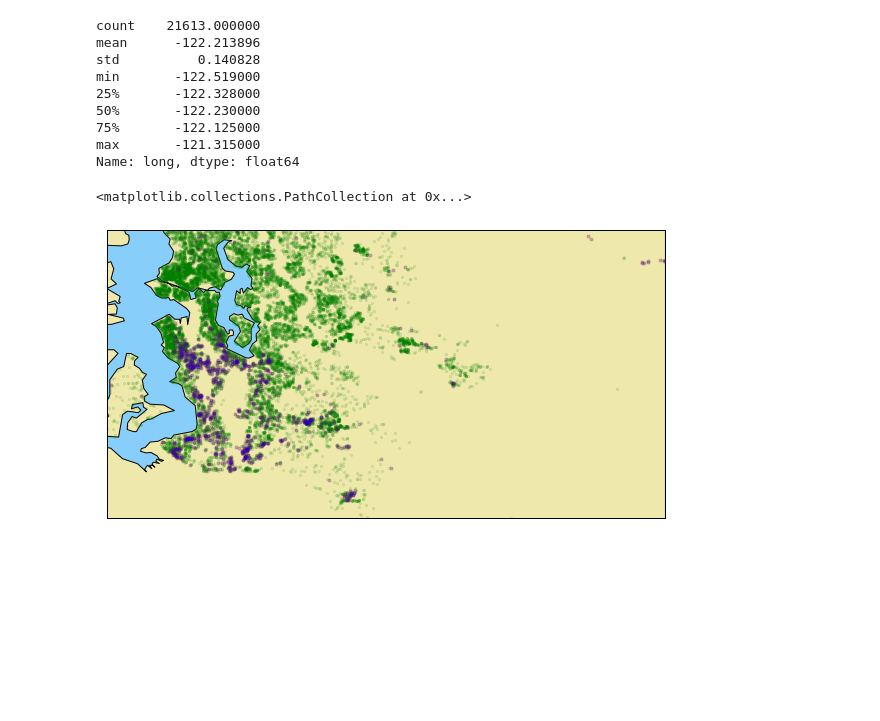
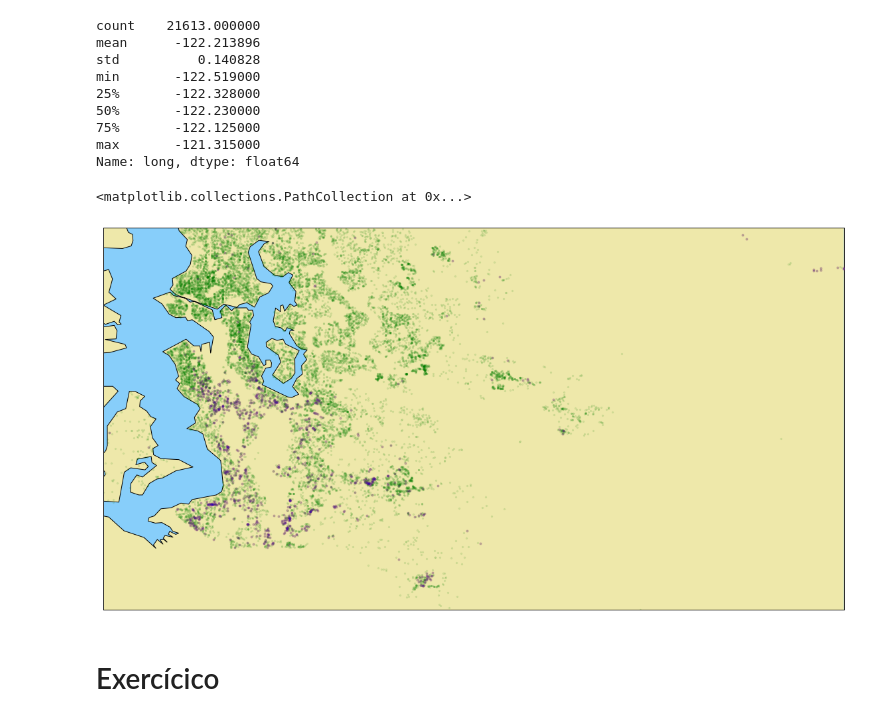
Before and after one commit to miller00315/estatistica_machine_learning, a Jupyter notebook: visualizacao.ipynb, the cells around one changed output. Saved outputs shown, nothing was run; the diff lists cells and outputs as text; code cells hidden in the pictures; blank space fills up the shorter version.

```diff
--- a/visualizacao.ipynb
+++ b/visualizacao.ipynb
@@ -304,16 +304,18 @@ lat1, lat2 = dataset['lat'].min(), dataset['lat'].max()
 lon1, lon2 = dataset['long'].min(), dataset['long'].max()
 # %%
 import matplotlib.pyplot as plt
-plt.figure(figsize=(10, 10))
+plt.figure(figsize=(20, 20))
 m = Basemap(projection='cyl', resolution='h',
             llcrnrlat = lat1, urcrnrlat = lat2,
             llcrnrlon = lon1, urcrnrlon = lon2)
 m.drawcoastlines()
 m.fillcontinents(color = 'palegoldenrod', lake_color='lightskyblue')
 m.drawmapboundary(fill_color='lightskyblue')
 m.scatter(dataset['long'], dataset['lat'], s = 5, c = 'green', alpha = 0.1, zorder = 2)
 m.scatter(dataset_caros['long'], dataset_caros['lat'], s = 10, c = 'red', alpha = 0.1, zorder = 3)
 m.scatter(dataset_baratos['long'], dataset_baratos['lat'], s = 10, c = 'blue', alpha = 0.1, zorder = 4)
 # %% [output]
 <matplotlib.collections.PathCollection at 0x...>
-[figure, old version]
+[figure, new version]
+# %% [markdown]
+# Exercícico
```
